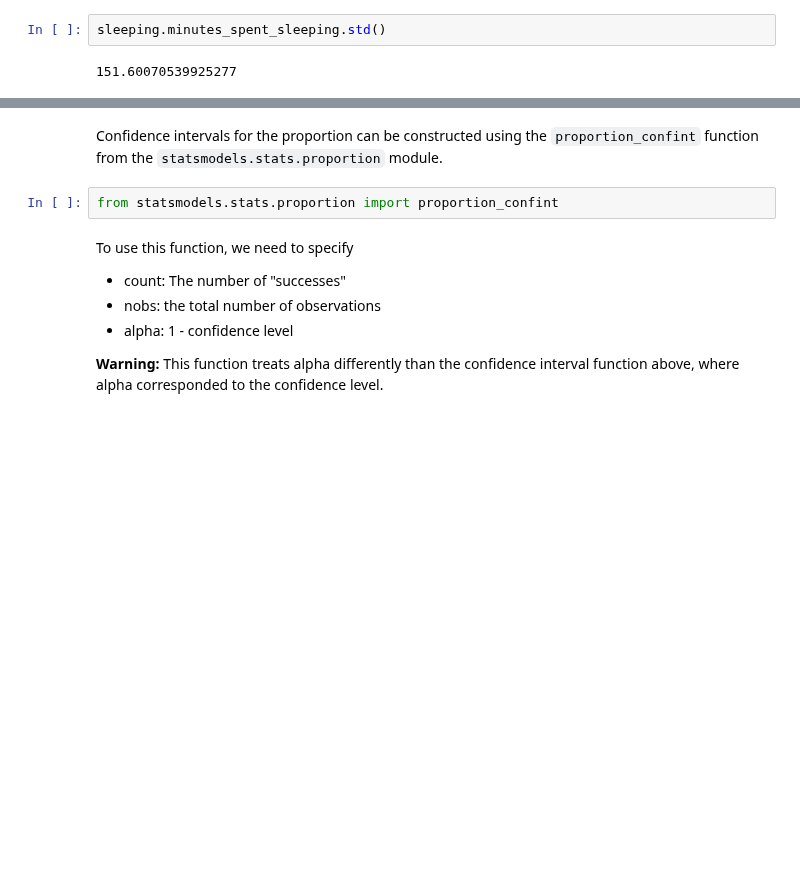
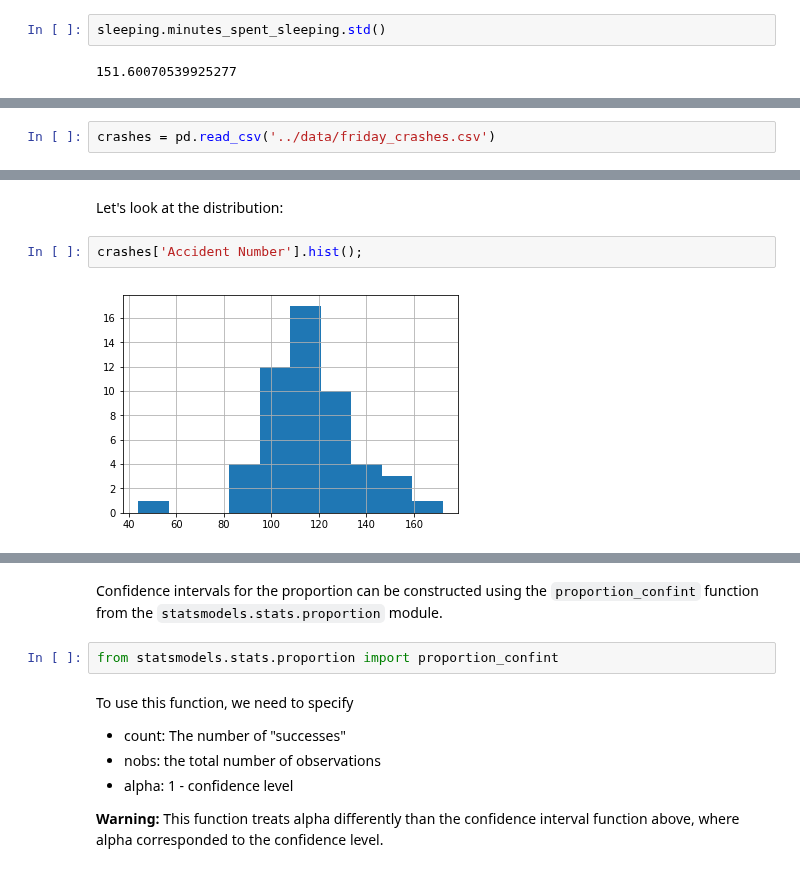
Before and after one commit to NSS-Data-Instructional-Stuff/stats-for-data-science, a Jupyter notebook: notebooks/Estimation_Part_1.ipynb, the cells around one changed output, grey strips where cells are left out. Drawn from its saved outputs; the diff is of its cells as text; blank space fills up the shorter version.

```diff
--- a/notebooks/Estimation_Part_1.ipynb
+++ b/notebooks/Estimation_Part_1.ipynb
@@ -83,0 +134,2 @@ We can be 95% confident that the population mean is between 507 minutes and 594
+# %%
+crashes = pd.read_csv('../data/friday_crashes.csv')
@@ -83,0 +145,6 @@ We can be 95% confident that the population mean is between 507 minutes and 594
+# %% [markdown]
+Let's look at the distribution:
+# %%
+crashes['Accident Number'].hist();
+# %% [output]
+[figure, added]
```
Also changed, not shown: parts of 46 cells of this notebook, 1 other file.
